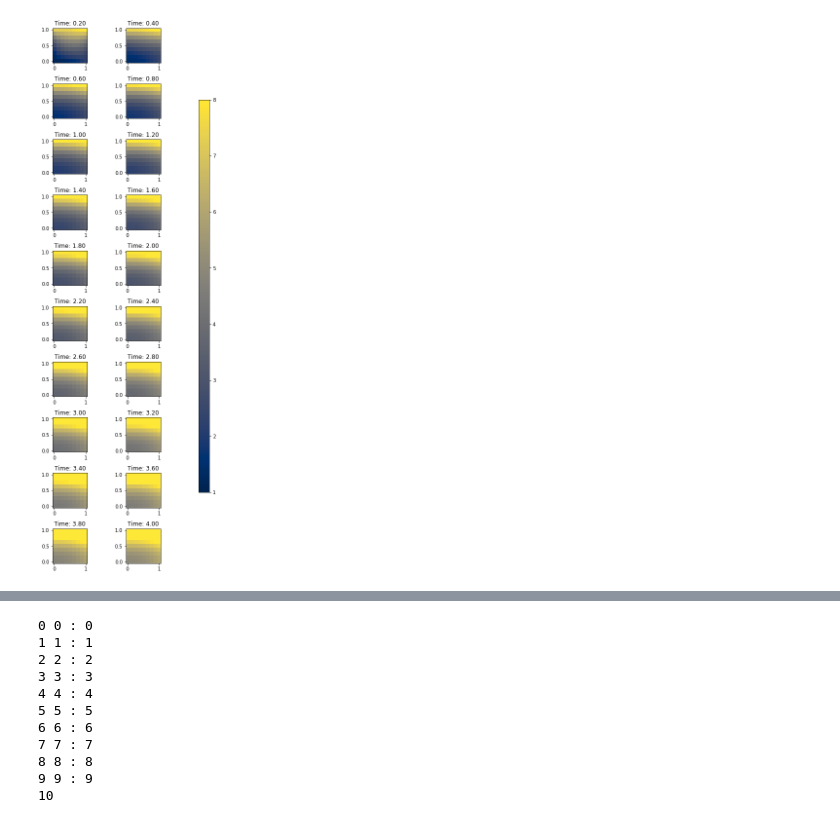
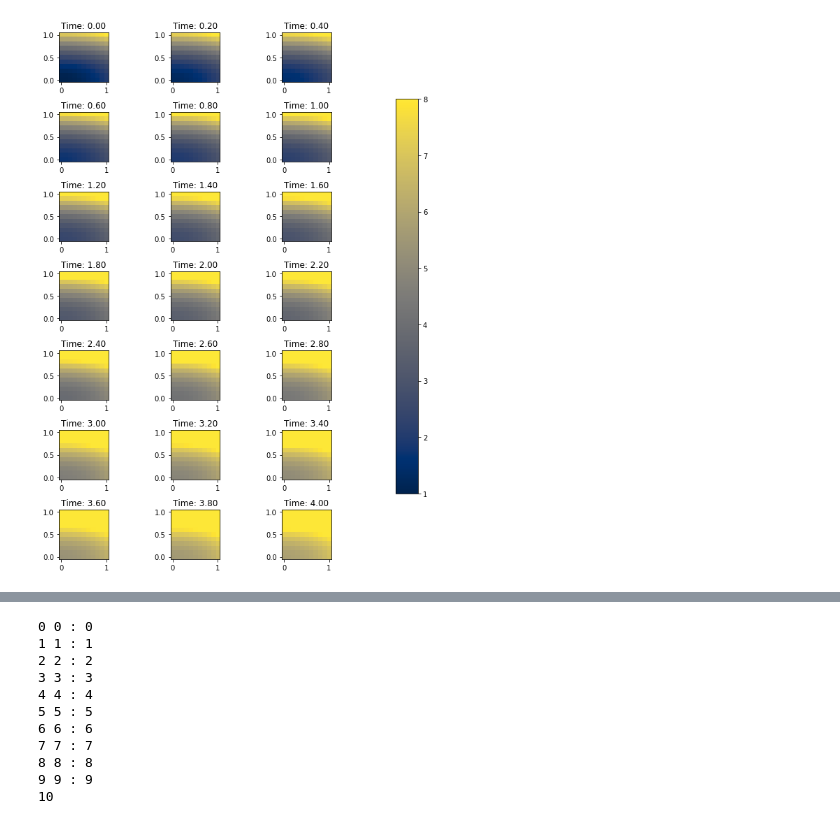
Before and after one commit to ZacharyVernec/PDE-FIND, a Jupyter notebook: Heat Equation.ipynb, the cells around one changed output, grey strips where cells are left out. Drawn from its saved outputs; the diff is of its cells as text; code cells hidden in the pictures.

Commit message:
Made simulation and image plotting into functions (instead of cells, for future reusability).

```diff
--- a/Heat Equation.ipynb
+++ b/Heat Equation.ipynb
@@ -37,20 +7,0 @@ L = (dt*f+u_n)*v*dx
-# %%
-u_hist = []
-error_max_hist = []
-t_hist = []
-
-u = Function(V)
-t = 0
-for i in range(nt):
-    t += dt
-    u_D.t = t
-    solve(a == L, u, bc)
-    u_n.assign(u)
-
-    vertex_values_u_D = u_D.compute_vertex_values(mesh).reshape(nx+1, ny+1)
-    vertex_values_u = u.compute_vertex_values(mesh).reshape(nx+1, ny+1)
-    error_max = np.max(np.abs(vertex_values_u_D - vertex_values_u))
-
-    t_hist.append(t)
-    error_max_hist.append(error_max)
-    u_hist.append(u.copy(deepcopy=True))
@@ -57,37 +74,53 @@ for i in range(nt):
 # %%
-#settings
-n_plots_max = nt # should be a constant in the order of ten for longer simulations
-nrows, ncols = nt//2, 2  # array of sub-plots
-figsize = [3*ncols, 0.8*nrows*2]     # figure size, inches
-scalemin, scalemax = 1.0, 8.0 #Decided arbitrarily to scale the plots to a standard scale.
-                           #Ideally, we would scale everything based on the min and max over all time,
-                           #but here we are plotting before doing the entire calculation.
+def display_simulation(mesh_info, logs, nplots_max=None, nrows_max=None):
+
+    # Retrieve variables
+    mesh = mesh_info['mesh']
+    nx = mesh_info['nx']
+    ny = mesh_info['ny']
+    nt = mesh_info['nt']
+    u_hist = logs['u']
+    t_hist = logs['t']
+
+    # Default values
+    if nplots_max is None:
+        nplots_max = 1e19
+    if nrows_max is None:
+        nrows_max = 1e19
+    nplots = min(nt+1, nplots_max)
+    skipper = int(np.ceil((nt+1)/nplots))
+
+    ncols = int(np.ceil(nplots/nrows_max))
+    nrows = int(np.ceil(nplots/ncols))
+    figsize = [3*ncols, 0.8*nrows*2]     # figure size, inches
+    scalemin, scalemax = 1.0, 8.0 #Decided arbitrarily to scale the plots to a standard scale.
+                               #Ideally, we would scale everything based on the min and max over all time,
+                               #but here we are plotting before doing the entire calculation.
+
+    fig, axes = plt.subplots(nrows=nrows, ncols=ncols, figsize=figsize)
 
 
-n_plots = min(nt, n_plots_max)
-skipper = int(np.ceil(nt/n_plots))
-fig, axes = plt.subplots(nrows=nrows, ncols=ncols, figsize=figsize)
+    for i in range(nplots):
+        axi = axes.flat[i]
+        # i runs from 0 to (nrows*ncols-1)
+        # axi is equivalent with ax[rowid][colid]
+        vertex_values_u = u_hist[i].compute_vertex_values(mesh).reshape(nx+1, ny+1)
+        img = axi.imshow(vertex_values_u, origin='lower', extent=(-0.05, 1.05, -0.05, 1.05), cmap='cividis', vmin=scalemin, vmax=scalemax)
+        # write row/col indices as axes' title for identification
+        axi.set_title(f'Time: {t_hist[i]:.2f}')
 
 
-for i in range(n_plots):
-    axi = axes.flat[i]
-    # i runs from 0 to (nrows*ncols-1)
-    # axi is equivalent with ax[rowid][colid]
-    vertex_values_u = u_hist[i].compute_vertex_values(mesh).reshape(nx+1, ny+1)
-    img = axi.imshow(vertex_values_u, origin='lower', extent=(-0.05, 1.05, -0.05, 1.05), cmap='cividis', vmin=scalemin, vmax=scalemax)
-    # write row/col indices as axes' title for identification
-    axi.set_title(f'Time: {t_hist[i]:.2f}')
+    plt.tight_layout(True)
 
+    fig.subplots_adjust(right=0.8)
+    cbar_ax = fig.add_axes([0.85, 0.15, 0.05, 0.7])
+    fig.colorbar(img, cax=cbar_ax)
 
-plt.tight_layout(True)
+    plt.show()
 
-fig.subplots_adjust(right=0.8)
-cbar_ax = fig.add_axes([0.85, 0.15, 0.05, 0.7])
-fig.colorbar(img, cax=cbar_ax)
-
-plt.show()
+display_simulation(mesh_info, logs, nrows_max=7)
 # %% [output]
-[figure, old version]
+[figure, new version]
 # %%
 fig = plt.figure()
 ax = fig.add_subplot(111)
```
Also changed, not shown: parts of 9 cells of this notebook.
